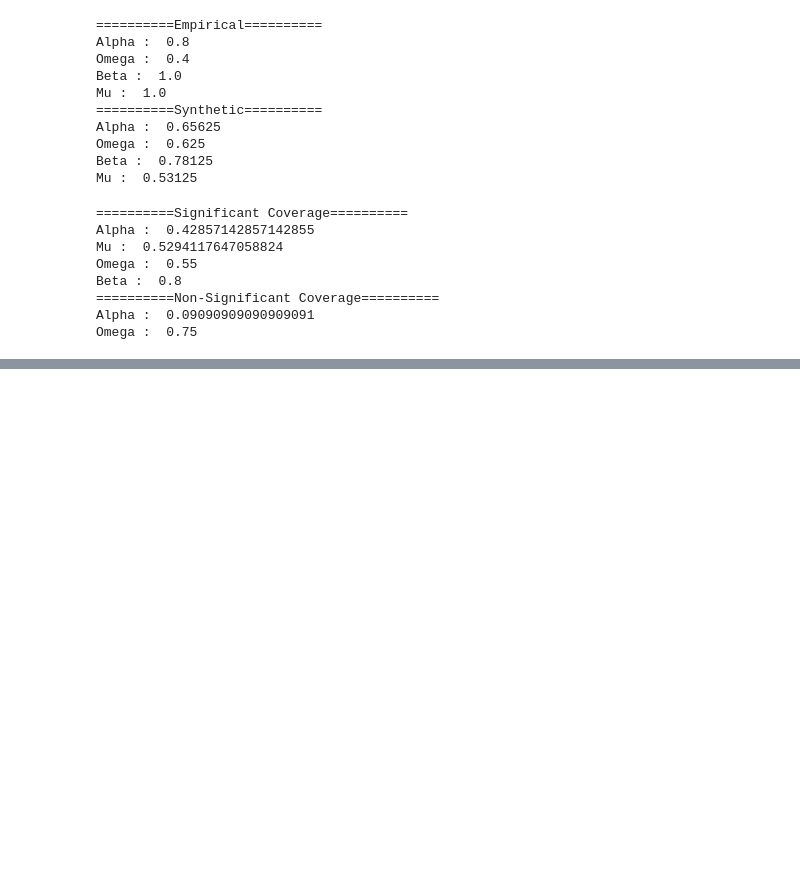
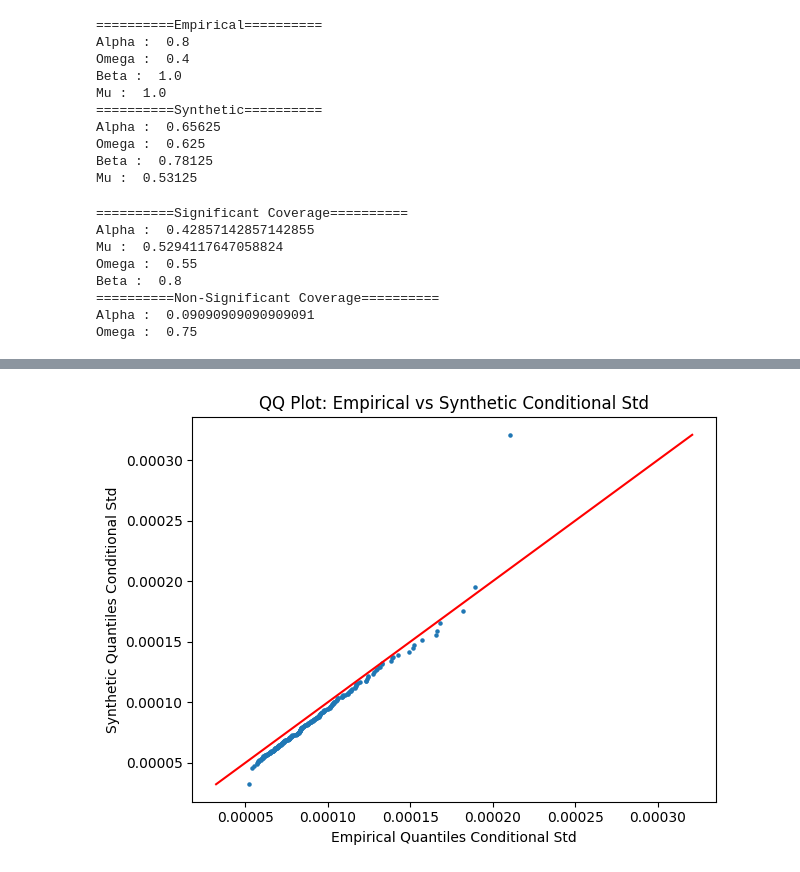
Before and after one commit to HenryGunadi/diffusion-garch, a Jupyter notebook: notebooks/eda/eda_02.ipynb, the cells around one changed output, grey strips where cells are left out. Cells and saved outputs as stored; diff of their text form; code cells hidden in the pictures; blank space fills up the shorter version.

```diff
--- a/notebooks/eda/eda_02.ipynb
+++ b/notebooks/eda/eda_02.ipynb
@@ -705,0 +779,21 @@ Omega :  0.75
+# %%
+q = np.linspace(0, 1, len(emp_flat))
+
+emp_q_pred = np.quantile(emp_flat, q)
+syn_q_pred = np.quantile(syn_preds_windows_flattened, q)
+
+plt.scatter(emp_q_pred, syn_q_pred, s=5)
+
+min_val = min(emp_q_pred.min(), syn_q_pred.min())
+max_val = max(emp_q_pred.max(), syn_q_pred.max())
+
+plt.plot([min_val, max_val], [min_val, max_val], color='red')
+
+plt.xlabel("Empirical Quantiles Conditional Std")
+plt.ylabel("Synthetic Quantiles Conditional Std")
+plt.title("QQ Plot: Empirical vs Synthetic Conditional Std")
+
+plt.tight_layout()
+plt.show()
+# %% [output]
+[figure, added]
```
Also changed, not shown: parts of 18 cells of this notebook, 3 other files.
